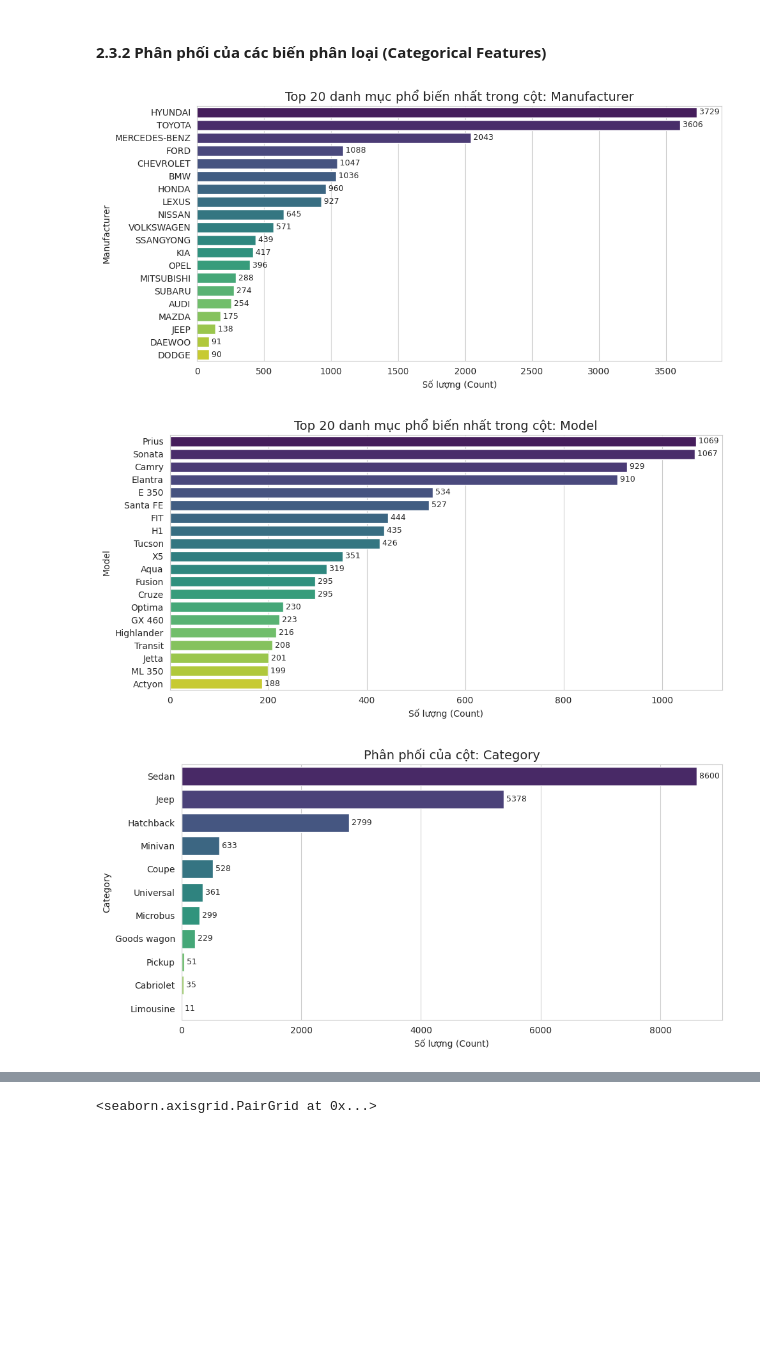
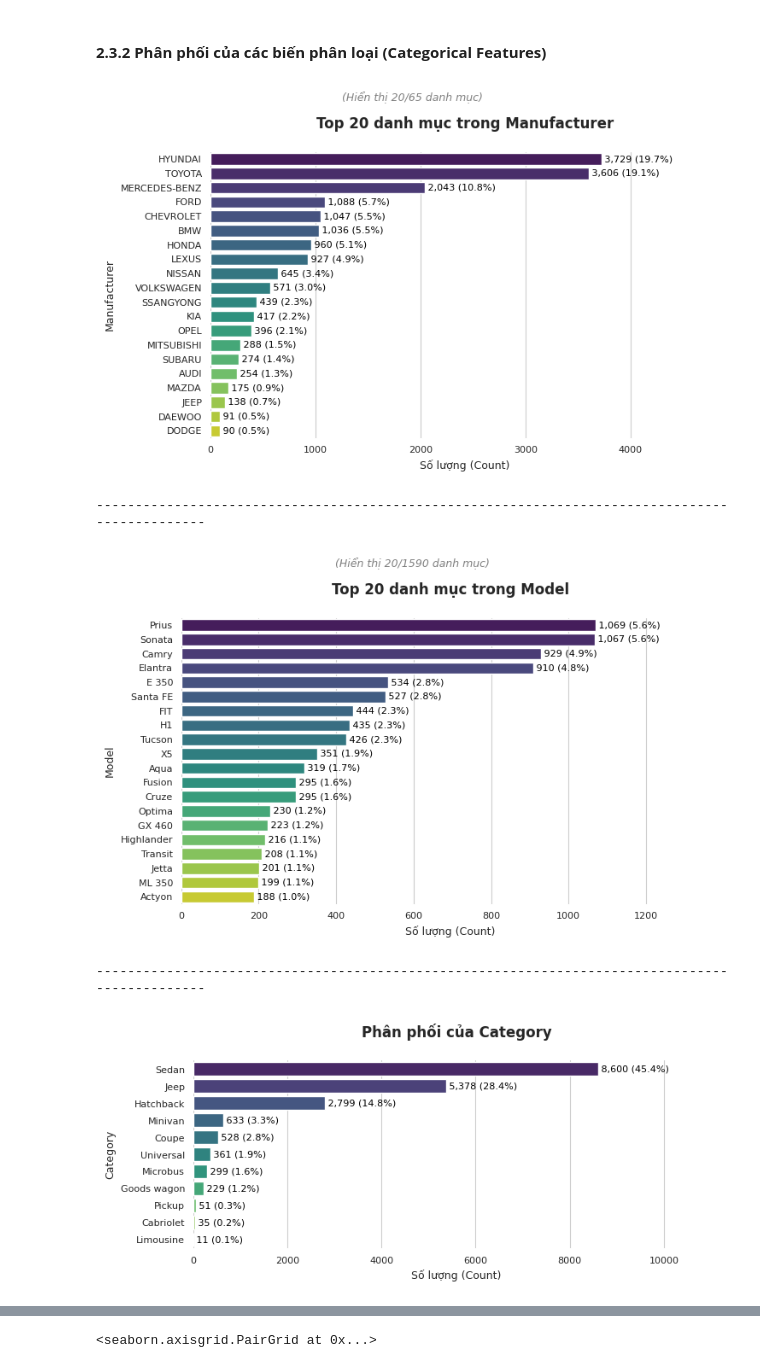
Before and after one commit to ChiThanh512/Machine-Learning-Project-251---CEML1, a Jupyter notebook: BTL1/notebooks/main.ipynb, the cells around one changed output, grey strips where cells are left out. Drawn from its saved outputs; the diff is of its cells as text; code cells hidden in the pictures; blank space fills up the shorter version.

```diff
--- a/BTL1/notebooks/main.ipynb
+++ b/BTL1/notebooks/main.ipynb
@@ -546,39 +553,61 @@ for col in numerical_cols:
 #### **2.3.2 Phân phối của các biến phân loại (Categorical Features)**
 # %%
 for col in categorical_cols:
-    # Bỏ qua nếu cột không có giá trị duy nhất
+    # Bỏ qua nếu cột không có giá trị duy nhất hoặc rỗng
     if df[col].nunique() == 0:
         continue
 
     num_categories = df[col].nunique()
+    total_count = len(df[col].dropna()) # Tổng số mẫu không thiếu
+    plot_limit = 20 # Giới hạn số lượng danh mục hiển thị
 
-    # Giảm kích thước biểu đồ cho gọn hơn
-    # Chiều cao sẽ tự tăng nhẹ nếu có nhiều danh mục hơn
-    fig_height = max(5, num_categories * 0.3) if 10 < num_categories <= 20 else 5
-    plt.figure(figsize=(10, fig_height))
+    # Điều chỉnh chiều cao biểu đồ một cách linh hoạt, chiều rộng cố định
+    # Hệ số được điều chỉnh để chiều cao cân đối với chiều rộng mới
+    fig_height = min(max(3.5, num_categories * 0.25), 8) if num_categories <= plot_limit else 5
+    plt.figure(figsize=(7.5, fig_height)) # Chiều rộng cố định là 7.5
 
-    # Lấy 20 giá trị phổ biến nhất nếu có quá nhiều danh mục
-    if num_categories > 20:
-        value_counts = df[col].value_counts().nlargest(20)
-        title = f'Top 20 danh mục phổ biến nhất trong cột: {col}'
+    # Lấy N giá trị phổ biến nhất
+    if num_categories > plot_limit:
+        value_counts = df[col].value_counts().nlargest(plot_limit)
+        title = f'Top {plot_limit} danh mục trong {col}'
+        subtitle = f'(Hiển thị {plot_limit}/{num_categories} danh mục)'
     else:
         value_counts = df[col].value_counts()
-        title = f'Phân phối của cột: {col}'
+        title = f'Phân phối của {col}'
+        subtitle = None
 
-    # Vẽ biểu đồ thanh ngang để dễ đọc tên các danh mục
-    ax = sns.barplot(x=value_counts.values, y=value_counts.index, hue=value_counts.index, palette='viridis', legend=False)
+    # Vẽ biểu đồ thanh ngang
+    ax = sns.barplot(x=value_counts.values, y=value_counts.index, palette='viridis', orient='h')
 
-    plt.title(title, fontsize=14)
-    plt.xlabel('Số lượng (Count)', fontsize=10)
-    plt.ylabel(col, fontsize=10)
+    # Thêm nhãn (số lượng và tỷ lệ %)
+    for i, (p, count) in enumerate(zip(ax.patches, value_counts)):
+        percentage = f'{(count / total_count * 100):.1f}%'
+        label_text = f' {count:,} ({percentage})'
+        ax.text(p.get_width(), p.get_y() + p.get_height() / 2., label_text,
+                va='center', ha='left', fontsize=8, color='black')
 
-    # Thêm nhãn số lượng vào cuối mỗi thanh
-    for index, value in enumerate(value_counts):
-        ax.text(value, index, f' {value}', va='center', fontsize=9)
+    # Tinh chỉnh thẩm mỹ
+    ax.set_title(title, fontsize=12, weight='bold', pad=20)
+    if subtitle:
+        plt.suptitle(subtitle, y=0.92, fontsize=9, style='italic', color='gray')
 
-    plt.tight_layout()
+    ax.set_xlabel('Số lượng (Count)', fontsize=9)
+    ax.set_ylabel(col, fontsize=9)
+    ax.tick_params(axis='x', labelsize=8)
+    ax.tick_params(axis='y', labelsize=8)
+
+    # Mở rộng giới hạn trục x để có không gian cho nhãn
+    ax.set_xlim(0, value_counts.max() * 1.3) # Tăng nhẹ để nhãn không bị chật
+
+    # Bỏ các đường viền không cần thiết
+    sns.despine(left=True, bottom=True)
+
+    plt.tight_layout(rect=[0, 0, 1, 0.95])
     plt.show()
+    print("-" * 95)
 # %% [output]
-[figure, old version]
+[figure, new version]
+-----------------------------------------------------------------------------------------------
-[figure, old version]
+[figure, new version]
+-----------------------------------------------------------------------------------------------
-[figure, old version]
+[figure, new version]
```
Also changed, not shown: parts of 9 cells of this notebook.
